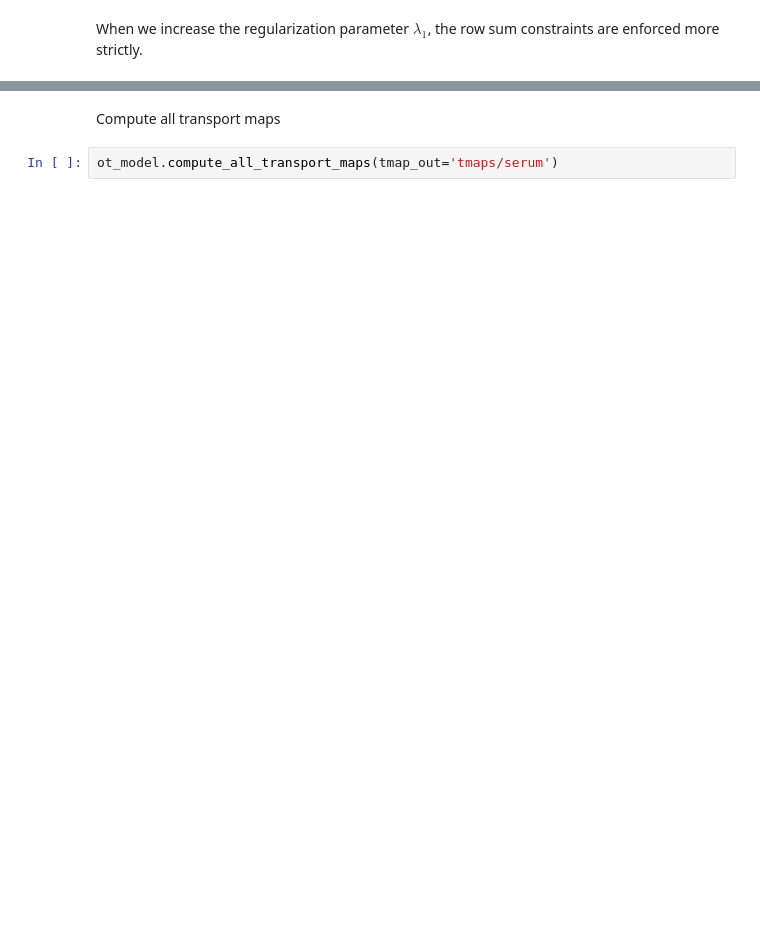
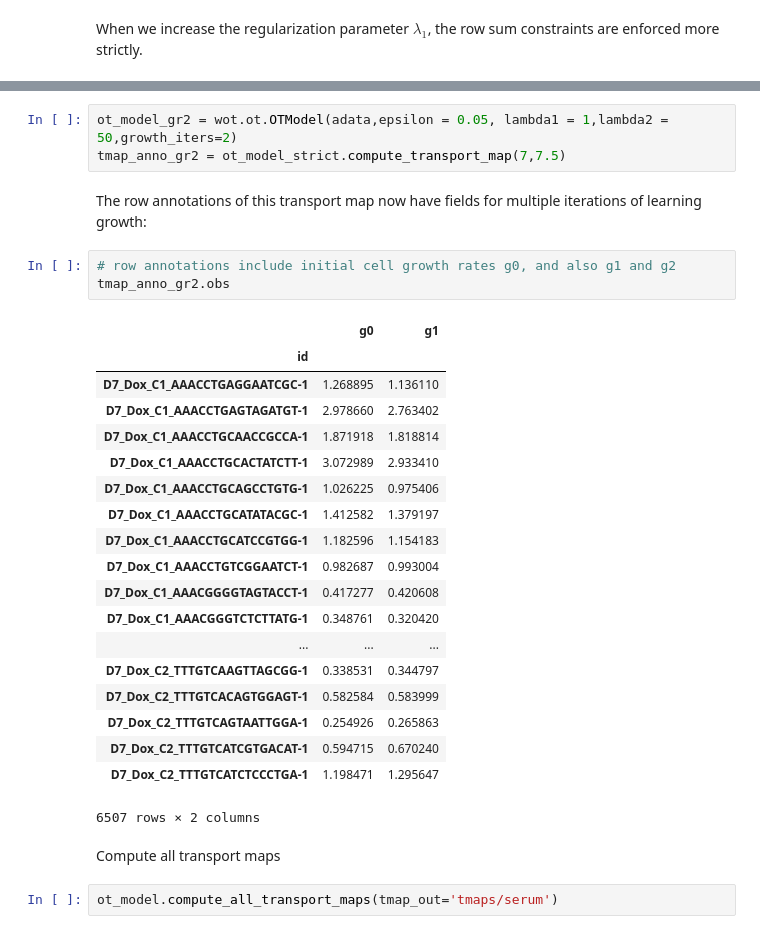
Before and after one commit to broadinstitute/wot, a Jupyter notebook: notebooks/Notebook-2-compute-transport-maps.ipynb, the cells around one changed output, grey strips where cells are left out. Drawn from its saved outputs; the diff is of its cells as text; blank space fills up the shorter version.

```diff
--- a/notebooks/Notebook-2-compute-transport-maps.ipynb
+++ b/notebooks/Notebook-2-compute-transport-maps.ipynb
@@ -157,3 +165,31 @@ label axis, add header in this plot and one above.
+# %%
+ot_model_gr2 = wot.ot.OTModel(adata,epsilon = 0.05, lambda1 = 1,lambda2 = 50,growth_iters=2)
+tmap_anno_gr2 = ot_model_strict.compute_transport_map(7,7.5)
+# %% [markdown]
+The row annotations of this transport map now have fields for multiple iterations of learning growth:
+# %%
+# row annotations include initial cell growth rates g0, and also g1 and g2
+tmap_anno_gr2.obs
+# %% [output]
+|  | g0 | g1 |
+| id |  |  |
+| D7_Dox_C1_AAACCTGAGGAATCGC-1 | 1.268895 | 1.136110 |
+| D7_Dox_C1_AAACCTGAGTAGATGT-1 | 2.978660 | 2.763402 |
+| D7_Dox_C1_AAACCTGCAACCGCCA-1 | 1.871918 | 1.818814 |
+| D7_Dox_C1_AAACCTGCACTATCTT-1 | 3.072989 | 2.933410 |
+| D7_Dox_C1_AAACCTGCAGCCTGTG-1 | 1.026225 | 0.975406 |
+| D7_Dox_C1_AAACCTGCATATACGC-1 | 1.412582 | 1.379197 |
+| D7_Dox_C1_AAACCTGCATCCGTGG-1 | 1.182596 | 1.154183 |
+| D7_Dox_C1_AAACCTGTCGGAATCT-1 | 0.982687 | 0.993004 |
+| D7_Dox_C1_AAACGGGGTAGTACCT-1 | 0.417277 | 0.420608 |
+| D7_Dox_C1_AAACGGGTCTCTTATG-1 | 0.348761 | 0.320420 |
+| ... | ... | ... |
+| D7_Dox_C2_TTTGTCAAGTTAGCGG-1 | 0.338531 | 0.344797 |
+| D7_Dox_C2_TTTGTCACAGTGGAGT-1 | 0.582584 | 0.583999 |
+| D7_Dox_C2_TTTGTCAGTAATTGGA-1 | 0.254926 | 0.265863 |
+| D7_Dox_C2_TTTGTCATCGTGACAT-1 | 0.594715 | 0.670240 |
+| D7_Dox_C2_TTTGTCATCTCCCTGA-1 | 1.198471 | 1.295647 |
+6507 rows × 2 columns
 # %% [markdown]
 Compute all transport maps
 # %%
```
Also changed, not shown: parts of 5 cells of this notebook.
